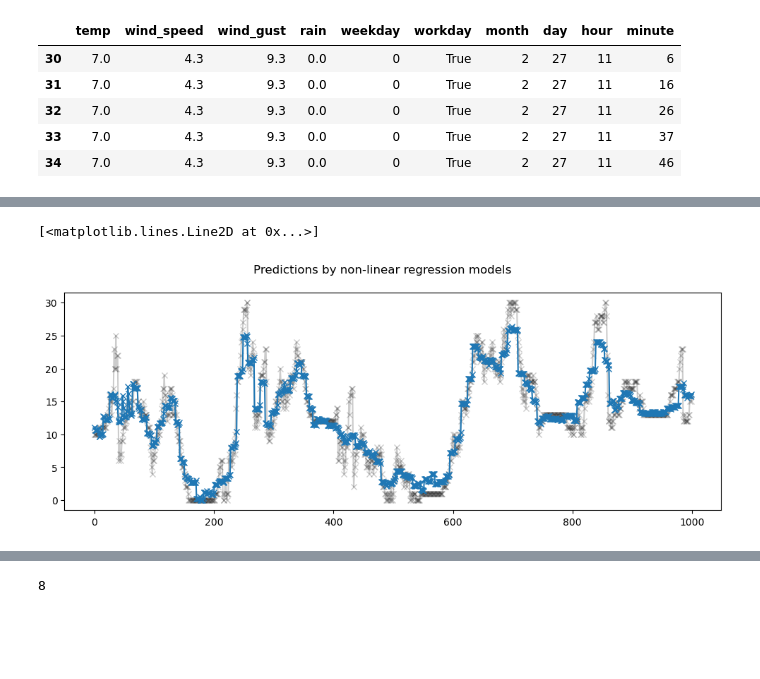
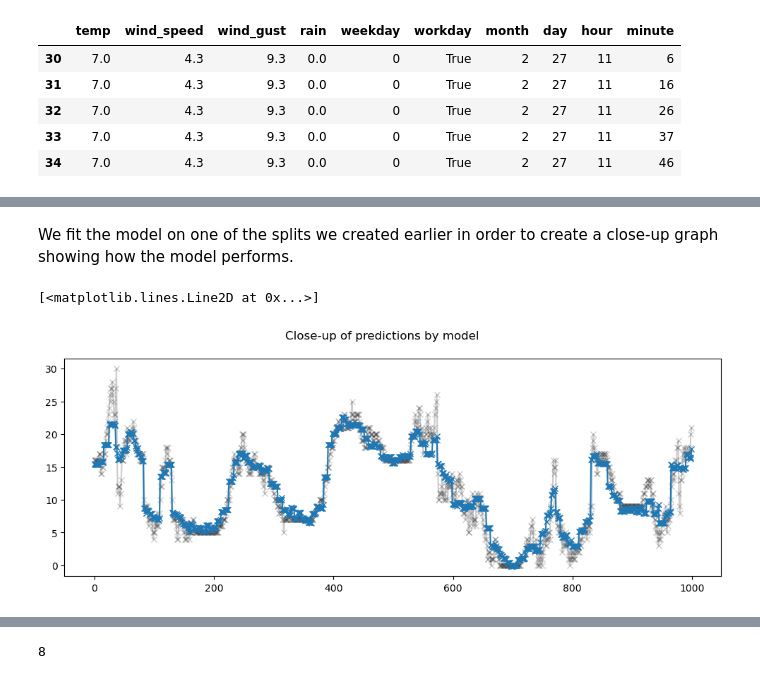
Before and after one commit to paul-od24/SWEProject, a Jupyter notebook: DB_Model.ipynb, the cells around one changed output, grey strips where cells are left out. Drawn from its saved outputs; the diff is of its cells as text; code cells hidden in the pictures; blank space fills up the shorter version.

```diff
--- a/DB_Model.ipynb
+++ b/DB_Model.ipynb
@@ -467,3 +502,5 @@ Root Mean Squared Error: 8.169 +/- 0.796
+# %% [markdown]
+We fit the model on one of the splits we created earlier in order to create a close-up graph showing how the model performs.
 # %%
 gbrt_pipeline.fit(features.iloc[train_0], y.iloc[train_0])
 gbrt_predictions = gbrt_pipeline.predict(features.iloc[test_0])
@@ -472,19 +509,17 @@ gbrt_pipeline.fit(features, y)
 gbrt_predictions = gbrt_pipeline.predict(features.iloc[test_0])
 # %%
 fig, ax = plt.subplots(figsize=(12, 4))
-fig.suptitle("Predictions by non-linear regression models")
+fig.suptitle("Close-up of predictions by model")
 ax.plot(
     y.iloc[test_0].values,
     "x-",
     alpha=0.2,
-    label="Actual demand",
     color="black",
 )
 ax.plot(
     gbrt_predictions,
     "x-",
-    label="Gradient Boosted Trees",
 )
 # %% [output]
 [<matplotlib.lines.Line2D at 0x...>]
-[figure, old version]
+[figure, new version]
```
Also changed, not shown: parts of 47 cells of this notebook.
